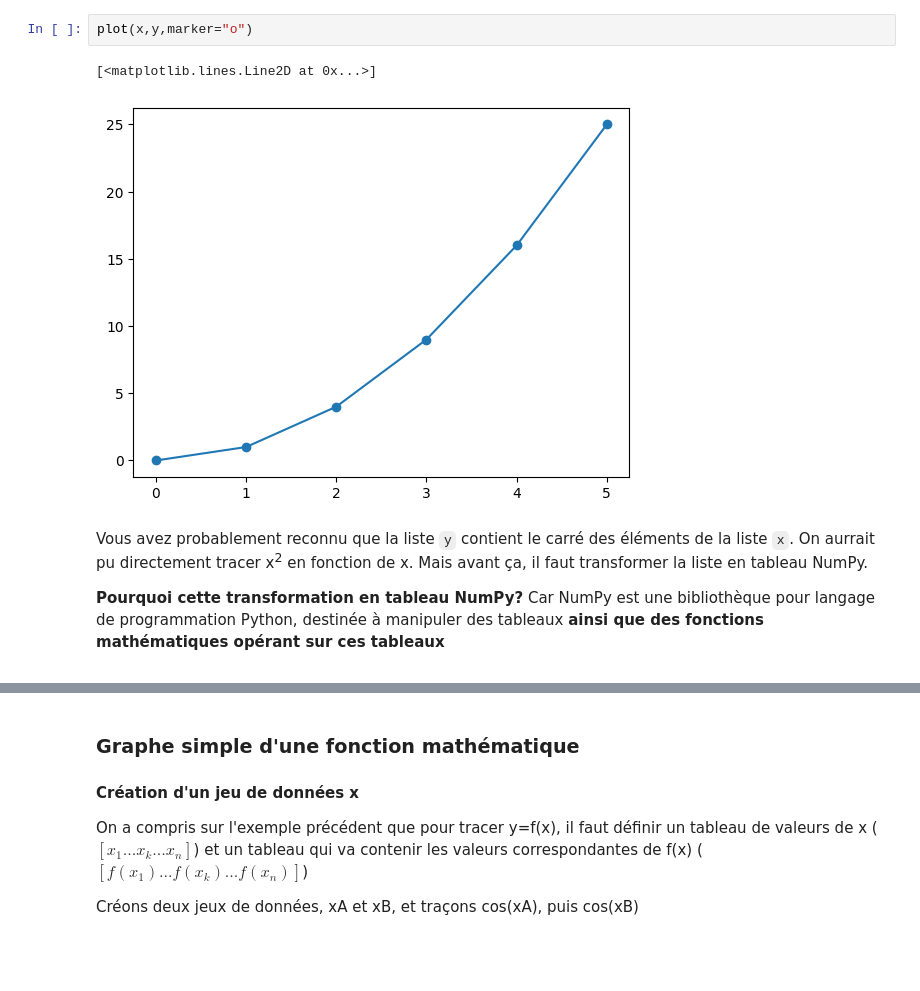
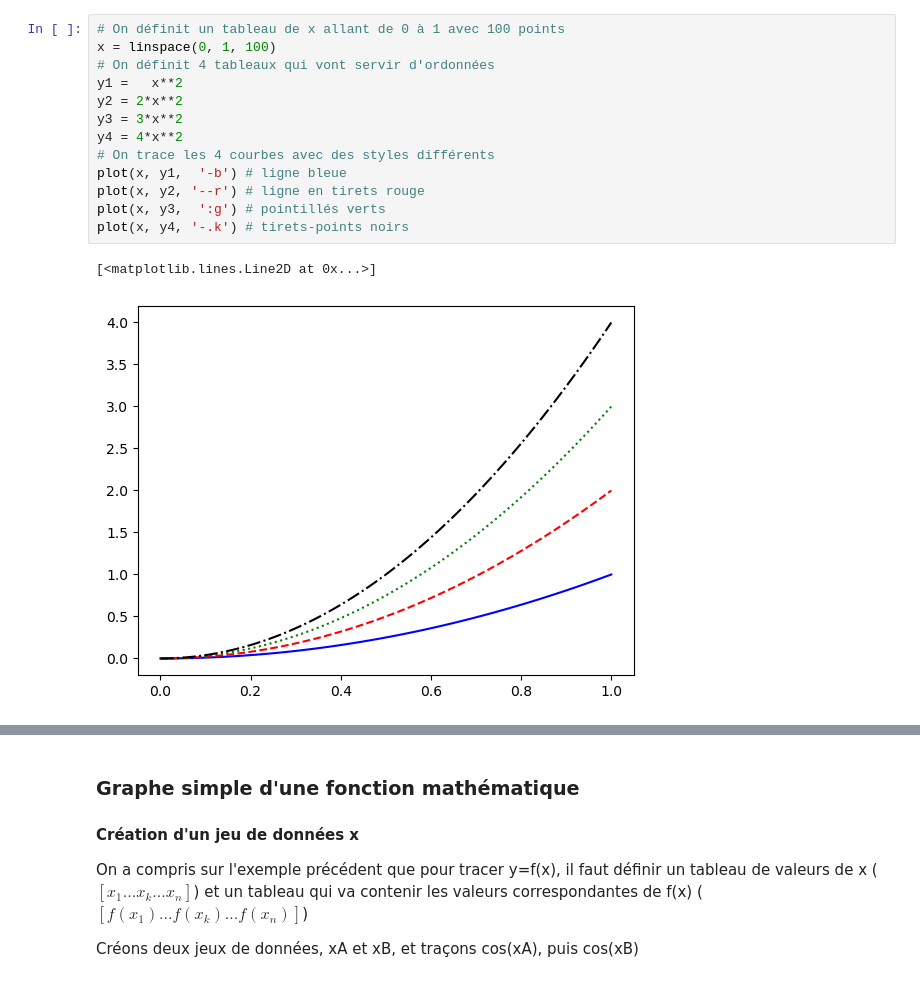
Before and after one commit to YannickHallez/CHIM2-ON1, a Jupyter notebook: Graphes.ipynb, the cells around one changed output, grey strips where cells are left out. Cells and saved outputs as stored; diff of their text form; blank space fills up the shorter version.

Commit message:
update graphes avec version simplifiée des styles

```diff
--- a/Graphes.ipynb
+++ b/Graphes.ipynb
@@ -102,12 +132,16 @@ La commande plot trace les segments qui relient les points. On peut faire appara
 # %%
-plot(x,y,marker="o")
+# On définit un tableau de x allant de 0 à 1 avec 100 points
+x = linspace(0, 1, 100)
+# On définit 4 tableaux qui vont servir d'ordonnées
+y1 =   x**2
+y2 = 2*x**2
+y3 = 3*x**2
+y4 = 4*x**2
+# On trace les 4 courbes avec des styles différents
+plot(x, y1,  '-b') # ligne bleue
+plot(x, y2, '--r') # ligne en tirets rouge
+plot(x, y3,  ':g') # pointillés verts
+plot(x, y4, '-.k') # tirets-points noirs
 # %% [output]
 [<matplotlib.lines.Line2D at 0x...>]
-[figure, old version]
+[figure, new version]
-# %% [markdown]
-<div class="rq">
-
-Vous avez probablement reconnu que la liste `y` contient le carré des éléments de la liste `x`. On aurrait pu directement tracer x<sup>2</sup> en fonction de x. Mais avant ça, il faut transformer la liste en tableau NumPy.
-
-**Pourquoi cette transformation en tableau NumPy?** Car NumPy est une bibliothèque pour langage de programmation Python, destinée à manipuler des tableaux **ainsi que des fonctions mathématiques opérant sur ces tableaux**
-</div>
```
Also changed, not shown: parts of 15 cells of this notebook.
